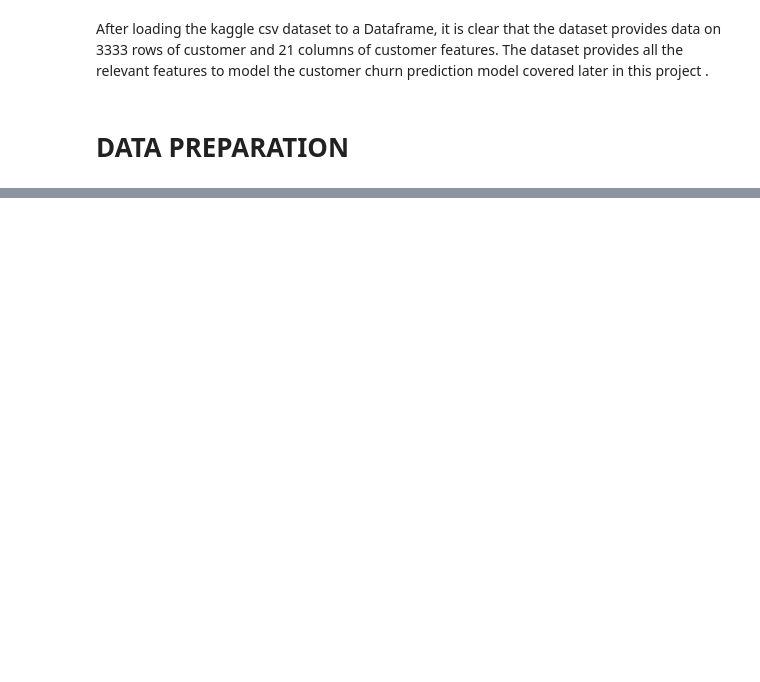
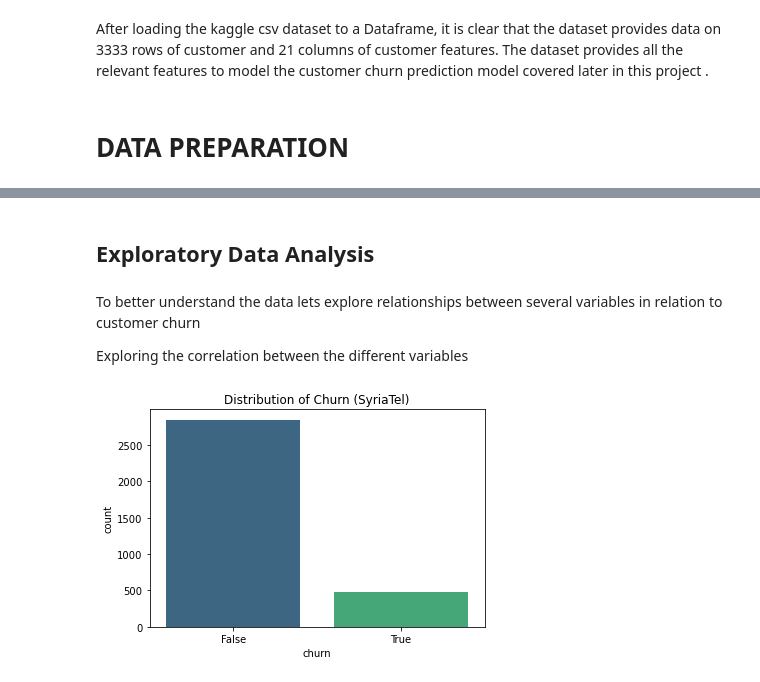
Before and after one commit to Stella-Kiarie/Phase_3_Project_CustomerChurn, a Jupyter notebook: student.ipynb, the cells around one changed output, grey strips where cells are left out. Saved outputs shown, nothing was run; the diff lists cells and outputs as text; code cells hidden in the pictures; blank space fills up the shorter version.

```diff
--- a/student.ipynb
+++ b/student.ipynb
@@ -83,0 +77,4 @@ The dataset provides all the relevant features to model the customer churn predi
+# %%
+## View the data in a dataframe
+customer= pd.read_csv('Syriatel_dataset.csv')
+customer.head()
@@ -83,0 +135,10 @@ The dataset provides all the relevant features to model the customer churn predi
+# %%
+### Consistent naming of columns
+column_names = customer.columns
+new_column_names = []
+
+for item in column_names:
+    new_column_names.append(item.replace(' ', '_'))
+
+customer.columns = new_column_names
+customer.head()
@@ -83,0 +153,14 @@ The dataset provides all the relevant features to model the customer churn predi
+# %% [markdown]
+## Exploratory Data Analysis
+# %% [markdown]
+To better understand the data lets explore relationships between several variables in relation to customer churn
+
+Exploring the correlation between the different variables
+# %%
+## Churn distribution across syriatel
+churn_counts = customer['churn'].value_counts(normalize=True) * 100
+sns.countplot(x='churn', data=customer, palette='viridis')
+plt.title('Distribution of Churn (SyriaTel)')
+plt.show()
+# %% [output]
+[figure, added]
```
Also changed, not shown: parts of 69 cells of this notebook, 1 other file.
